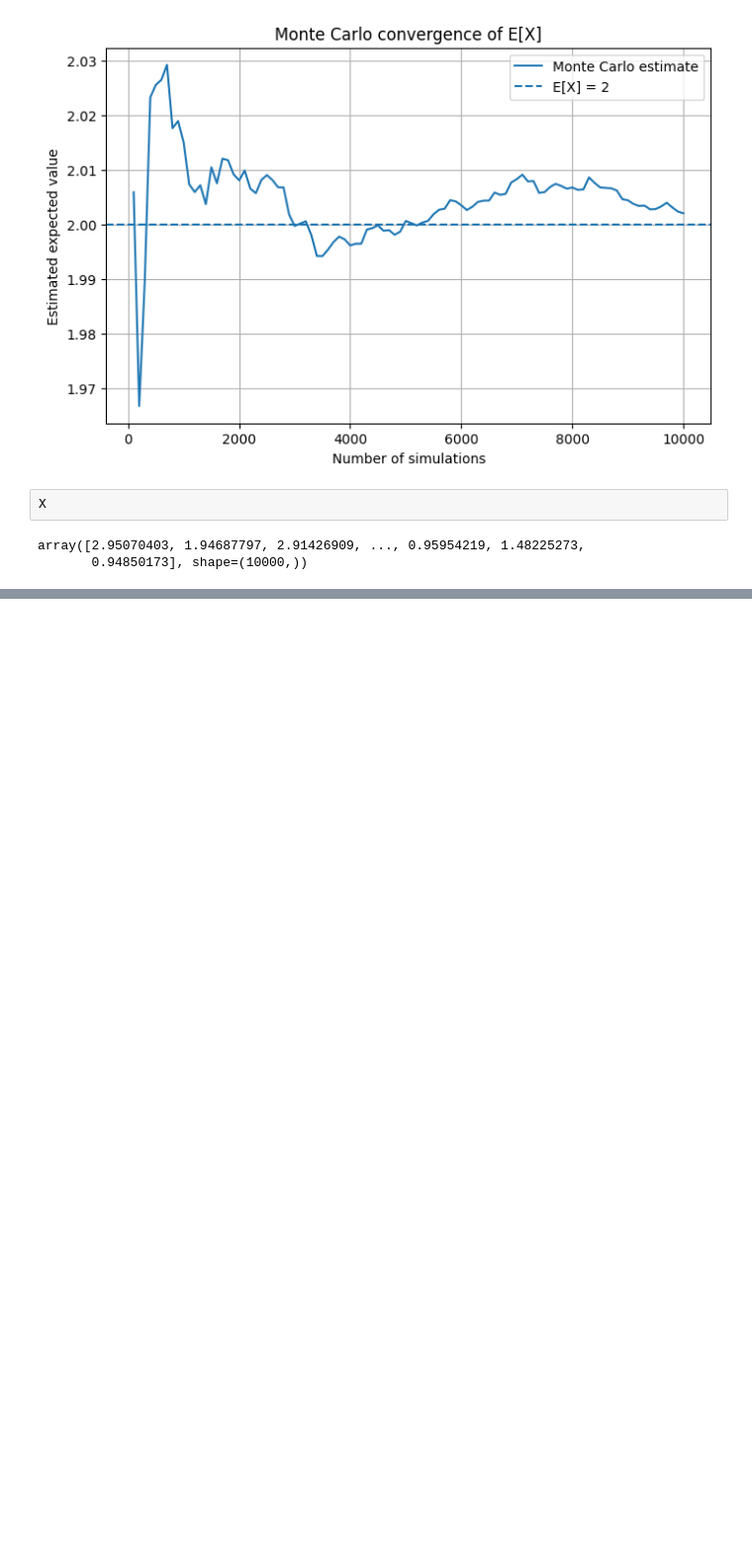
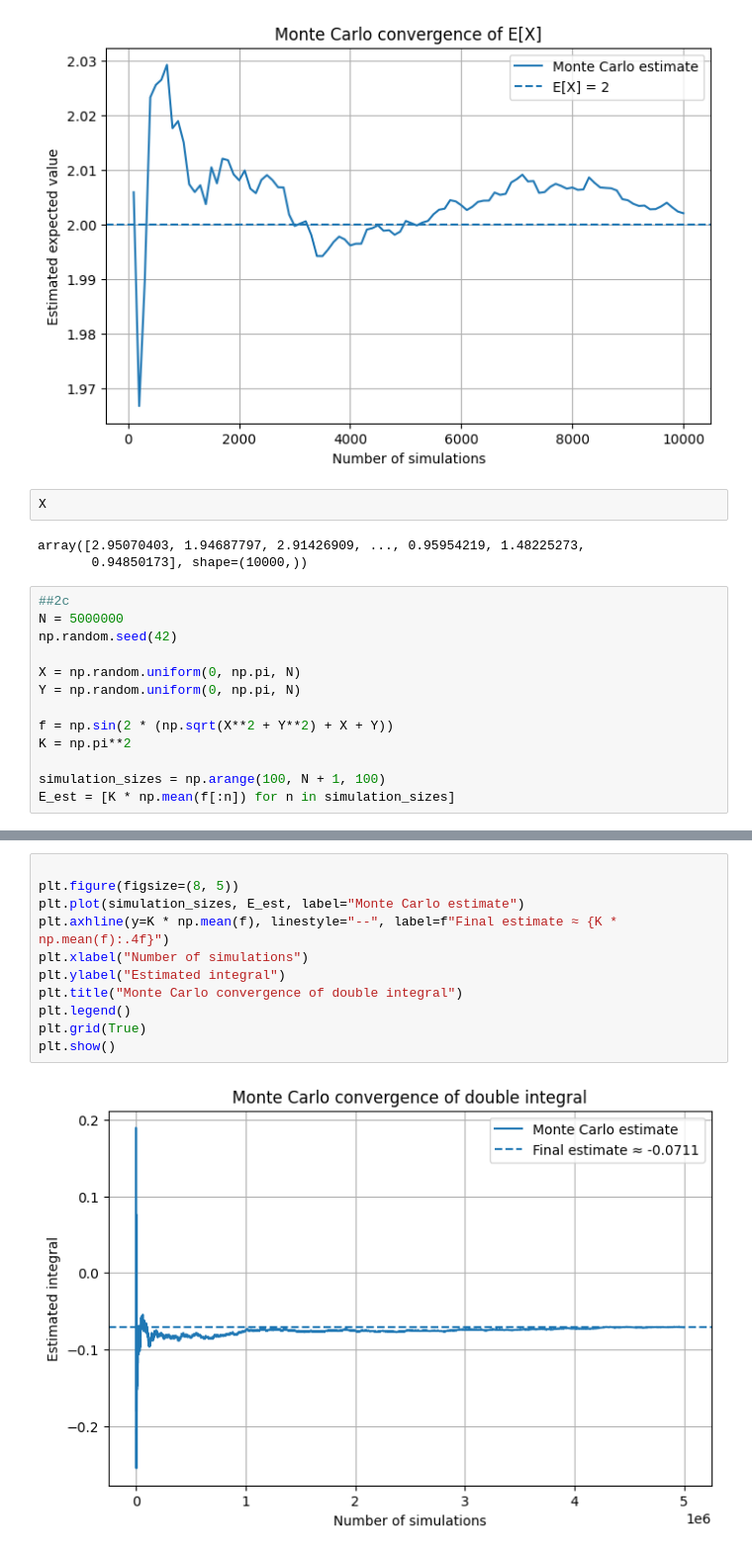
Before and after one commit to keanuLAP/GenAI-homework, a Jupyter notebook: Assignment1.ipynb, the cells around one changed output, grey strips where cells are left out. Shown at 99% size. Drawn from its saved outputs; the diff is of its cells as text; blank space fills up the shorter version.

```diff
--- a/Assignment1.ipynb
+++ b/Assignment1.ipynb
@@ -64,3 +64,16 @@ X
 # %% [output]
 array([2.95070403, 1.94687797, 2.91426909, ..., 0.95954219, 1.48225273,
        0.94850173], shape=(10000,))
+# %%
+##2c
+N = 5000000
+np.random.seed(42)
+
+X = np.random.uniform(0, np.pi, N)
+Y = np.random.uniform(0, np.pi, N)
+
+f = np.sin(2 * (np.sqrt(X**2 + Y**2) + X + Y))
+K = np.pi**2
+
+simulation_sizes = np.arange(100, N + 1, 100)
+E_est = [K * np.mean(f[:n]) for n in simulation_sizes]
@@ -66,0 +100,13 @@ array([2.95070403, 1.94687797, 2.91426909, ..., 0.95954219, 1.48225273,
+# %%
+
+plt.figure(figsize=(8, 5))
+plt.plot(simulation_sizes, E_est, label="Monte Carlo estimate")
+plt.axhline(y=K * np.mean(f), linestyle="--", label=f"Final estimate ≈ {K * np.mean(f):.4f}")
+plt.xlabel("Number of simulations")
+plt.ylabel("Estimated integral")
+plt.title("Monte Carlo convergence of double integral")
+plt.legend()
+plt.grid(True)
+plt.show()
+# %% [output]
+[figure, added]
```
Also changed, not shown: parts of 1 cell of this notebook.
